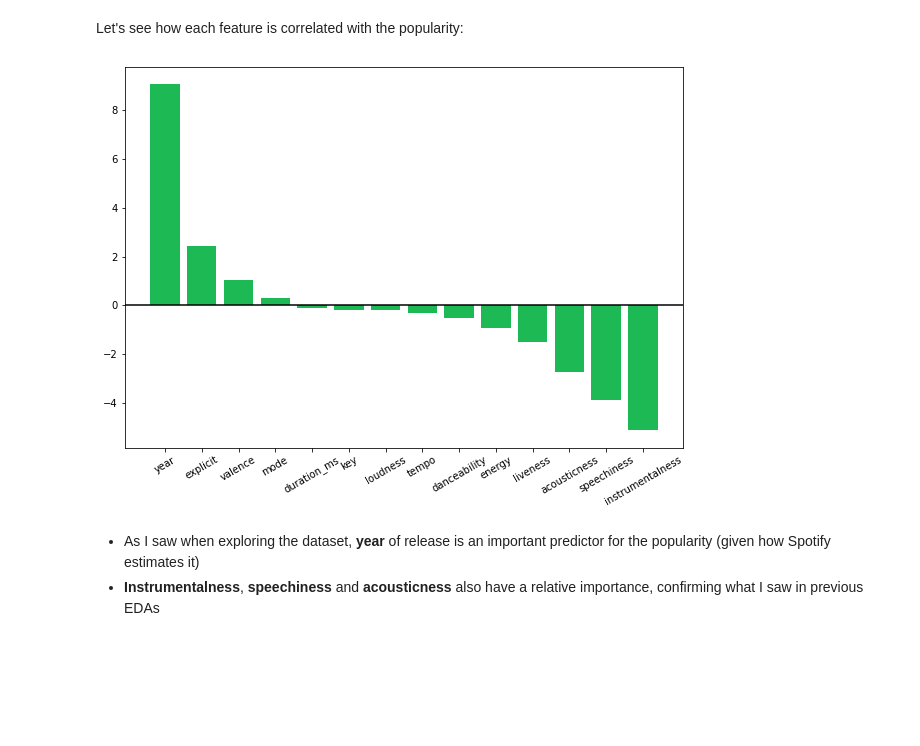
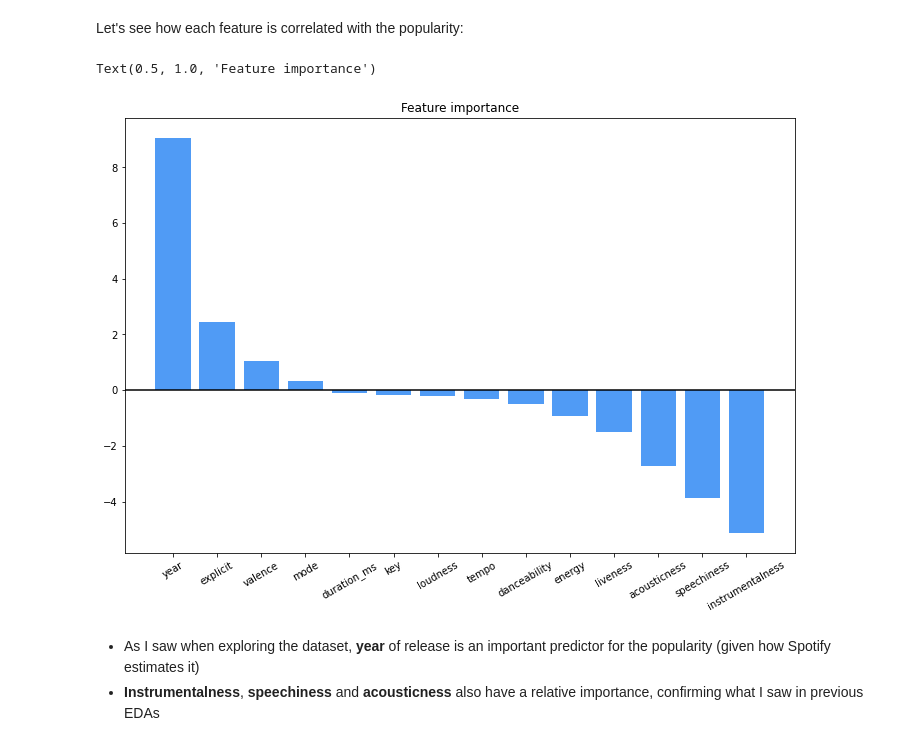
Before and after one commit to AntoniaVillarino/spotify, a Jupyter notebook: predict_popularity.ipynb, the cells around one changed output. Drawn from its saved outputs; the diff is of its cells as text; code cells hidden in the pictures; blank space fills up the shorter version.

```diff
--- a/predict_popularity.ipynb
+++ b/predict_popularity.ipynb
@@ -71,6 +71,7 @@ categorical_vars = ['key', 'mode']
 continuous_vars = [column for column in numerical_vars if column not in categorical_vars]
 # %%
 # Plot the distributions
+colors = ['#509bf5', '#ff4632']
 n_cols = 3
 n_rows = int(np.ceil(len(numerical_vars)/ n_cols))
 
@@ -81,9 +82,9 @@ for i, variable in enumerate(numerical_vars):
     # make the plots
     ax = fig.add_subplot(n_rows,n_cols,i + 1)
     if variable in continuous_vars:
-        ax.hist(df[variable], color='#1DB954', edgecolor='white')
+        ax.hist(df[variable], color=colors[0], edgecolor='white')
     else:
-        sns.countplot(x=variable, data=df, palette='YlGn',ax=ax)
+        sns.countplot(x=variable, data=df, color=colors[0],ax=ax)
 
     plt.title(f'Distribution of {variable}')
 
@@ -171,12 +172,14 @@ Let's see how each feature is correlated with the popularity:
 # %%
 coefs = coefs.sort_values(ascending=False)
 
-fig, ax = plt.subplots(figsize=(10, 7))
-ax.bar(coefs.index, coefs.values, color='#1DB954')
+fig, ax = plt.subplots(figsize=(12, 8))
+ax.bar(coefs.index, coefs.values, color=colors[0])
 ax.axhline(0, color='black')
 ticks = ax.set_xticklabels(coefs.index, rotation=30)
+plt.title('Feature importance')
 # %% [output]
+Text(0.5, 1.0, 'Feature importance')
-[figure, old version]
+[figure, new version]
 # %% [markdown]
 - As I saw when exploring the dataset, **year** of release is an important predictor for the popularity (given how Spotify estimates it)
 - **Instrumentalness**, **speechiness** and **acousticness** also have a relative importance, confirming what I saw in previous EDAs
```
Also changed, not shown: parts of 37 cells of this notebook.
